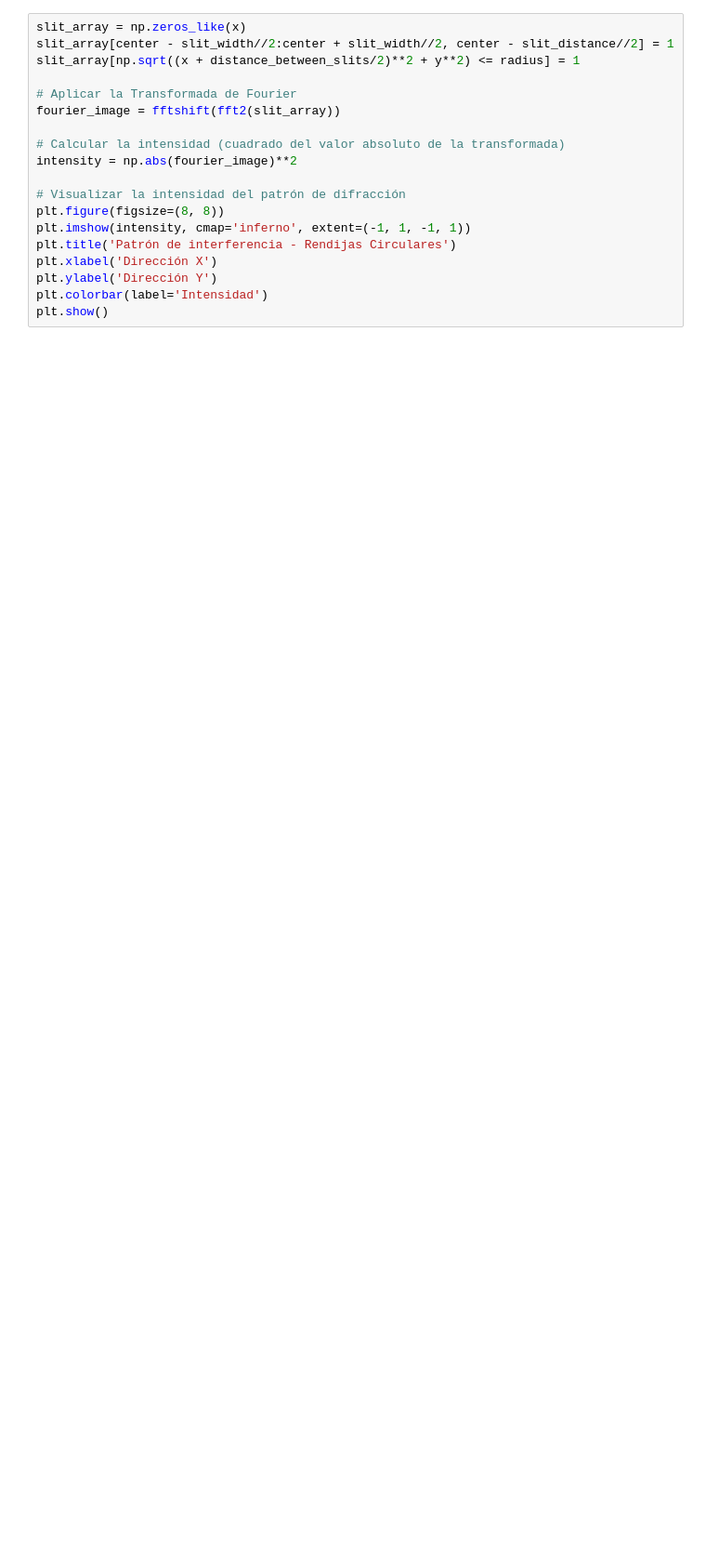
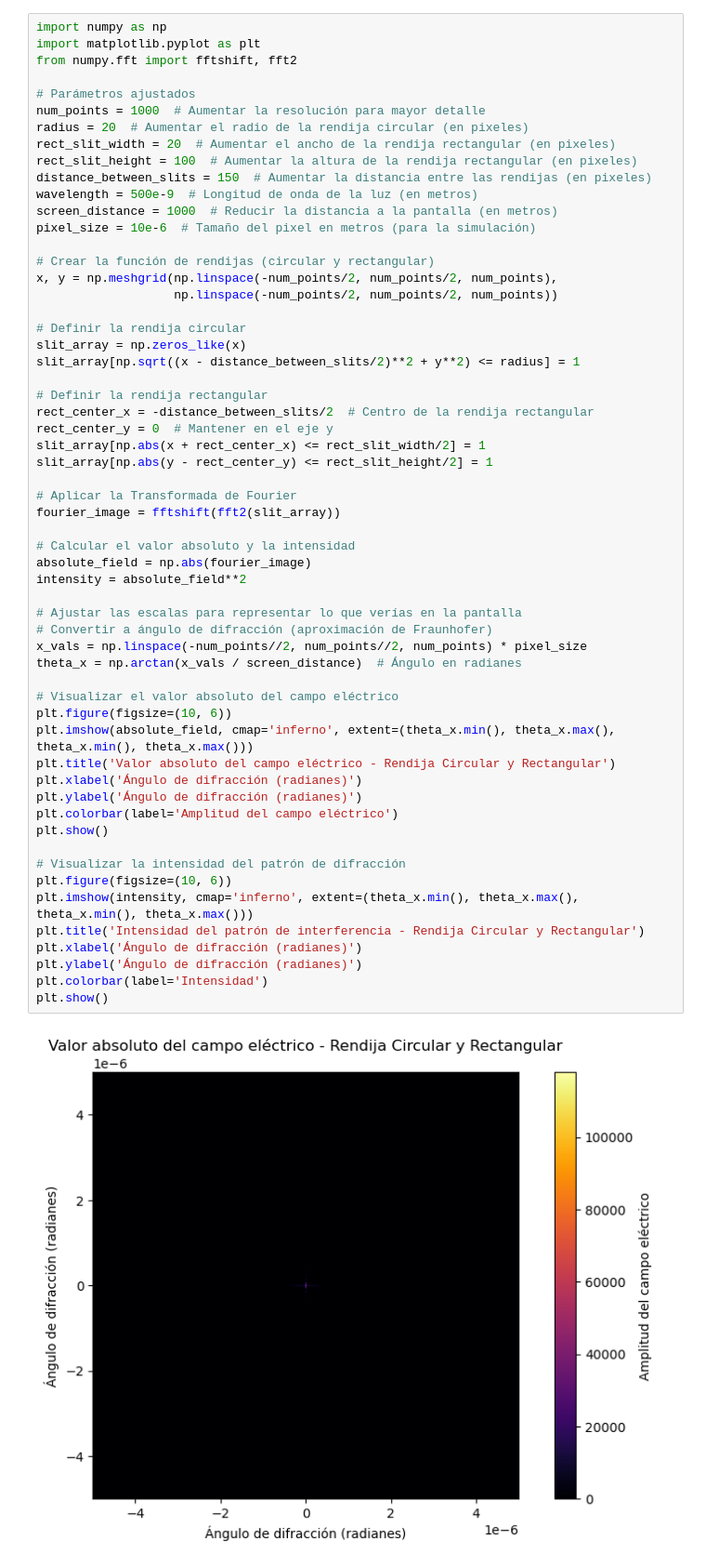
Before and after one commit to LKelvin26/FRI, a Jupyter notebook: Optica/Untitled1.ipynb, the cells around one changed output. Shown at 93% size. Saved outputs shown, nothing was run; the diff lists cells and outputs as text; blank space fills up the shorter version.

```diff
--- a/Optica/Untitled1.ipynb
+++ b/Optica/Untitled1.ipynb
@@ -64,19 +106,60 @@ plt.show()
 # %%
+import numpy as np
+import matplotlib.pyplot as plt
+from numpy.fft import fftshift, fft2
+
+# Parámetros ajustados
+num_points = 1000  # Aumentar la resolución para mayor detalle
+radius = 20  # Aumentar el radio de la rendija circular (en pixeles)
+rect_slit_width = 20  # Aumentar el ancho de la rendija rectangular (en pixeles)
+rect_slit_height = 100  # Aumentar la altura de la rendija rectangular (en pixeles)
+distance_between_slits = 150  # Aumentar la distancia entre las rendijas (en pixeles)
+wavelength = 500e-9  # Longitud de onda de la luz (en metros)
+screen_distance = 1000  # Reducir la distancia a la pantalla (en metros)
+pixel_size = 10e-6  # Tamaño del pixel en metros (para la simulación)
+
+# Crear la función de rendijas (circular y rectangular)
+x, y = np.meshgrid(np.linspace(-num_points/2, num_points/2, num_points),
+                   np.linspace(-num_points/2, num_points/2, num_points))
+
+# Definir la rendija circular
 slit_array = np.zeros_like(x)
-slit_array[center - slit_width//2:center + slit_width//2, center - slit_distance//2] = 1
-slit_array[np.sqrt((x + distance_between_slits/2)**2 + y**2) <= radius] = 1
+slit_array[np.sqrt((x - distance_between_slits/2)**2 + y**2) <= radius] = 1
+
+# Definir la rendija rectangular
+rect_center_x = -distance_between_slits/2  # Centro de la rendija rectangular
+rect_center_y = 0  # Mantener en el eje y
+slit_array[np.abs(x + rect_center_x) <= rect_slit_width/2] = 1
+slit_array[np.abs(y - rect_center_y) <= rect_slit_height/2] = 1
 
 # Aplicar la Transformada de Fourier
 fourier_image = fftshift(fft2(slit_array))
 
-# Calcular la intensidad (cuadrado del valor absoluto de la transformada)
-intensity = np.abs(fourier_image)**2
+# Calcular el valor absoluto y la intensidad
+absolute_field = np.abs(fourier_image)
+intensity = absolute_field**2
+
+# Ajustar las escalas para representar lo que verías en la pantalla
+# Convertir a ángulo de difracción (aproximación de Fraunhofer)
+x_vals = np.linspace(-num_points//2, num_points//2, num_points) * pixel_size
+theta_x = np.arctan(x_vals / screen_distance)  # Ángulo en radianes
+
+# Visualizar el valor absoluto del campo eléctrico
+plt.figure(figsize=(10, 6))
+plt.imshow(absolute_field, cmap='inferno', extent=(theta_x.min(), theta_x.max(), theta_x.min(), theta_x.max()))
+plt.title('Valor absoluto del campo eléctrico - Rendija Circular y Rectangular')
+plt.xlabel('Ángulo de difracción (radianes)')
+plt.ylabel('Ángulo de difracción (radianes)')
+plt.colorbar(label='Amplitud del campo eléctrico')
+plt.show()
 
 # Visualizar la intensidad del patrón de difracción
-plt.figure(figsize=(8, 8))
-plt.imshow(intensity, cmap='inferno', extent=(-1, 1, -1, 1))
-plt.title('Patrón de interferencia - Rendijas Circulares')
-plt.xlabel('Dirección X')
-plt.ylabel('Dirección Y')
+plt.figure(figsize=(10, 6))
+plt.imshow(intensity, cmap='inferno', extent=(theta_x.min(), theta_x.max(), theta_x.min(), theta_x.max()))
+plt.title('Intensidad del patrón de interferencia - Rendija Circular y Rectangular')
+plt.xlabel('Ángulo de difracción (radianes)')
+plt.ylabel('Ángulo de difracción (radianes)')
 plt.colorbar(label='Intensidad')
 plt.show()
+# %% [output]
+[figure, added]
```
Also changed, not shown: parts of 3 cells of this notebook.
